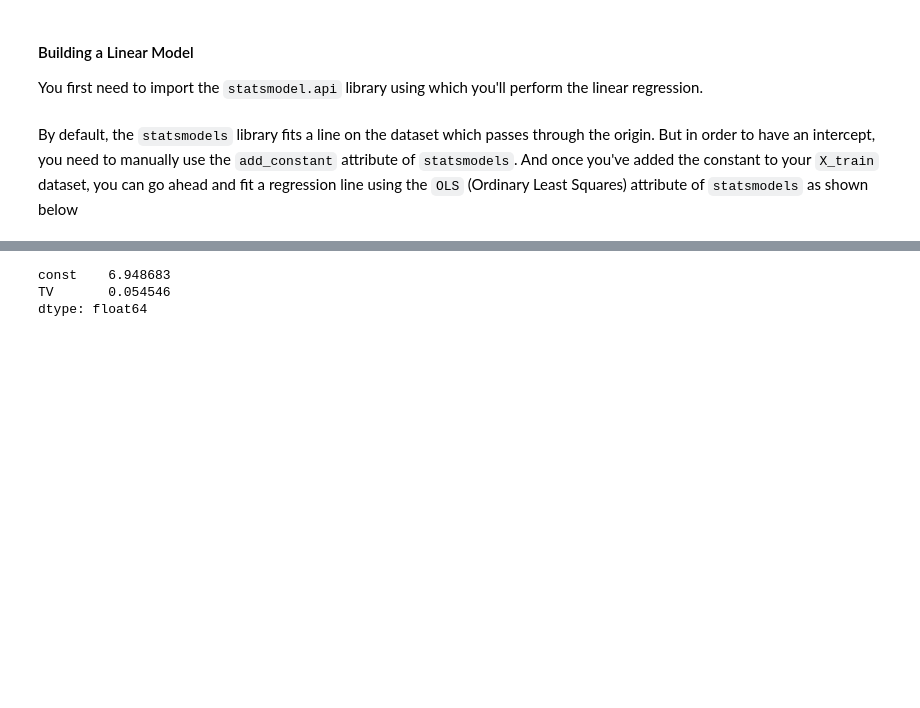
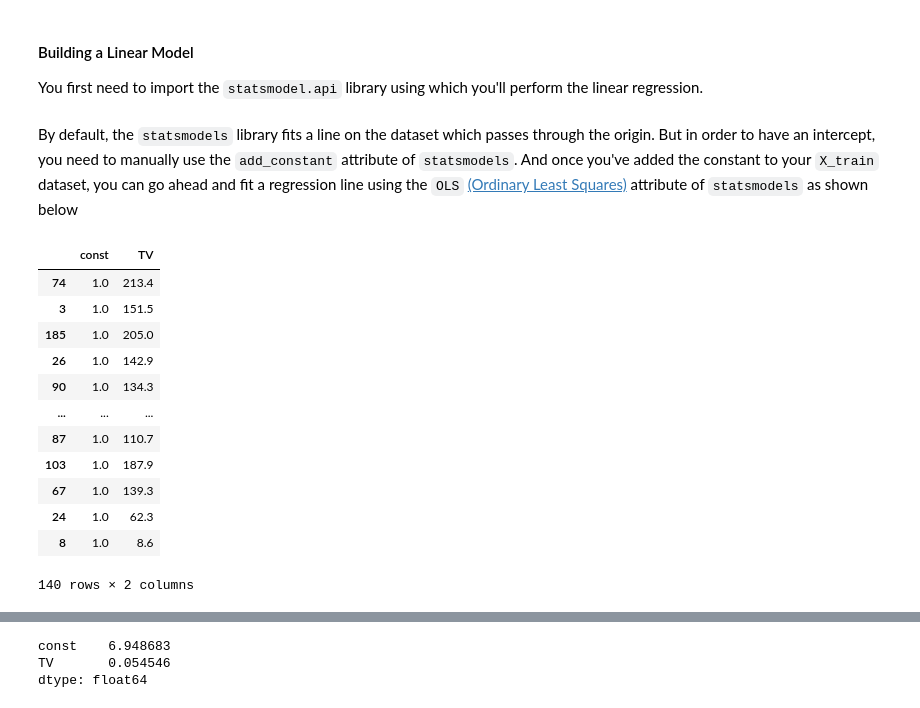
Before and after one commit to teerapat1739/simple-linear-regression-, a Jupyter notebook: notebooks/Simple+Linear+Regression+in+Python.ipynb, the cells around one changed output, grey strips where cells are left out. Cells and saved outputs as stored; diff of their text form; code cells hidden in the pictures; blank space fills up the shorter version.

```diff
--- a/notebooks/Simple+Linear+Regression+in+Python.ipynb
+++ b/notebooks/Simple+Linear+Regression+in+Python.ipynb
@@ -142,10 +150,23 @@ You first need to import the `statsmodel.api` library using which you'll perform
 # %%
 import statsmodels.api as sm
 # %% [markdown]
-By default, the `statsmodels` library fits a line on the dataset which passes through the origin. But in order to have an intercept, you need to manually use the `add_constant` attribute of `statsmodels`. And once you've added the constant to your `X_train` dataset, you can go ahead and fit a regression line using the `OLS` (Ordinary Least Squares) attribute of `statsmodels` as shown below
+By default, the `statsmodels` library fits a line on the dataset which passes through the origin. But in order to have an intercept, you need to manually use the `add_constant` attribute of `statsmodels`. And once you've added the constant to your `X_train` dataset, you can go ahead and fit a regression line using the `OLS` [(Ordinary Least Squares)](https://www.youtube.com/watch?v=szXbuO3bVRk&ab_channel=TheCodingTrain) attribute of `statsmodels` as shown below
 # %%
 # Add a constant to get an intercept
 X_train_sm = sm.add_constant(X_train)
 
-# Fit the resgression line using 'OLS'
-lr = sm.OLS(y_train, X_train_sm).fit()
+X_train_sm
+# %% [output]
+|  | const | TV |
+| 74 | 1.0 | 213.4 |
+| 3 | 1.0 | 151.5 |
+| 185 | 1.0 | 205.0 |
+| 26 | 1.0 | 142.9 |
+| 90 | 1.0 | 134.3 |
+| ... | ... | ... |
+| 87 | 1.0 | 110.7 |
+| 103 | 1.0 | 187.9 |
+| 67 | 1.0 | 139.3 |
+| 24 | 1.0 | 62.3 |
+| 8 | 1.0 | 8.6 |
+140 rows × 2 columns
```
Also changed, not shown: parts of 8 cells of this notebook, 3 other files.
